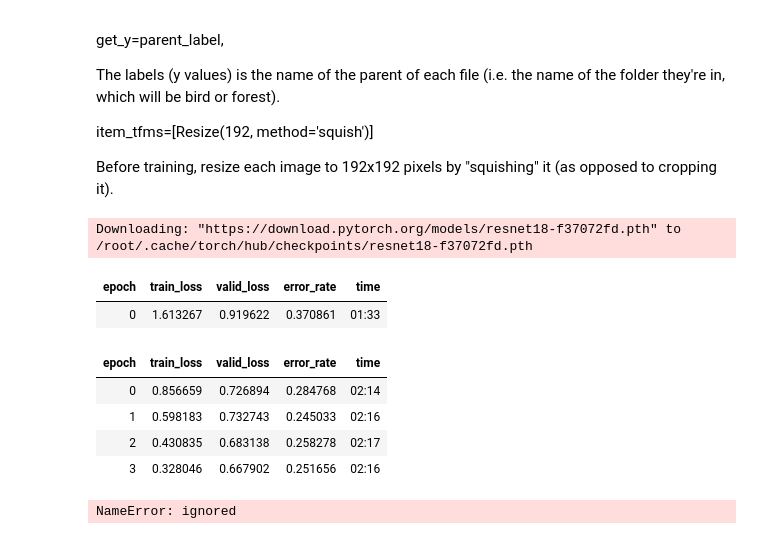
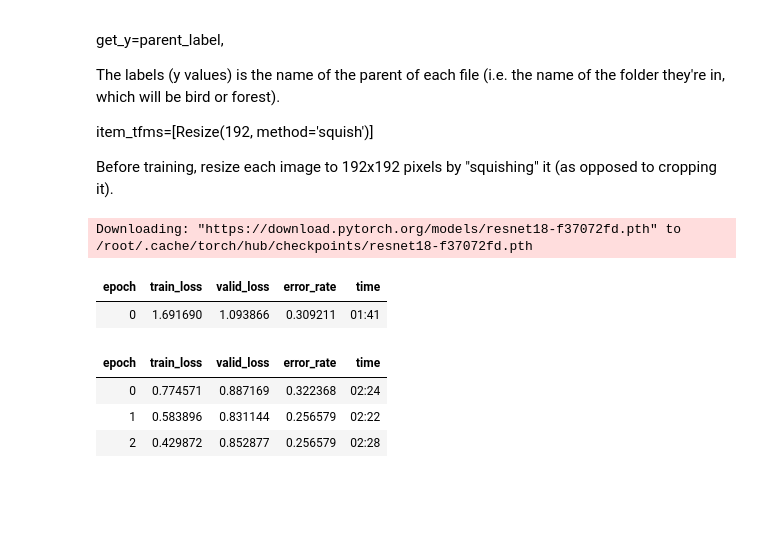
Before and after one commit to Vatsal-Founder/Machine-Learning, a Jupyter notebook: Mood_Recognition.ipynb, the cells around one changed output. Saved outputs shown, nothing was run; the diff lists cells and outputs as text; code cells hidden in the pictures; blank space fills up the shorter version.

```diff
--- a/Mood_Recognition.ipynb
+++ b/Mood_Recognition.ipynb
@@ -108,19 +108,12 @@ Before training, resize each image to 192x192 pixels by "squishing" it (as oppos
 # %%
 
 learn = vision_learner(dls, resnet18, metrics=error_rate)
-learn.fine_tune(4)
+learn.fine_tune(3)
 # %% [output]
 Downloading: "https://download.pytorch.org/models/resnet18-f37072fd.pth" to /root/.cache/torch/hub/checkpoints/resnet18-f37072fd.pth
 | epoch | train_loss | valid_loss | error_rate | time |
-| 0 | 1.613267 | 0.919622 | 0.370861 | 01:33 |
+| 0 | 1.691690 | 1.093866 | 0.309211 | 01:41 |
 | epoch | train_loss | valid_loss | error_rate | time |
-| 0 | 0.856659 | 0.726894 | 0.284768 | 02:14 |
-| 1 | 0.598183 | 0.732743 | 0.245033 | 02:16 |
-| 2 | 0.430835 | 0.683138 | 0.258278 | 02:17 |
-| 3 | 0.328046 | 0.667902 | 0.251656 | 02:16 |
+| 0 | 0.774571 | 0.887169 | 0.322368 | 02:24 |
+| 1 | 0.583896 | 0.831144 | 0.256579 | 02:22 |
+| 2 | 0.429872 | 0.852877 | 0.256579 | 02:28 |
-# %%
-from urllib.request import urlopen
-
-learn.predict(PILImage.create(urlopen(url)))
-# %% [output]
-NameError: ignored
```
Also changed, not shown: parts of 11 cells of this notebook.
